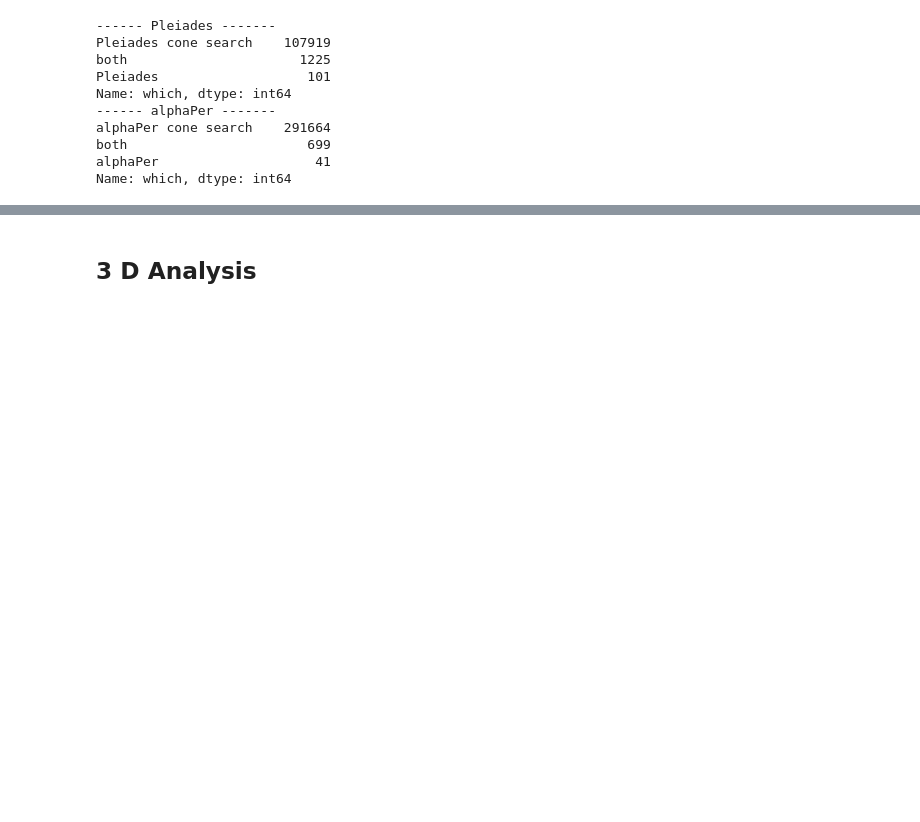
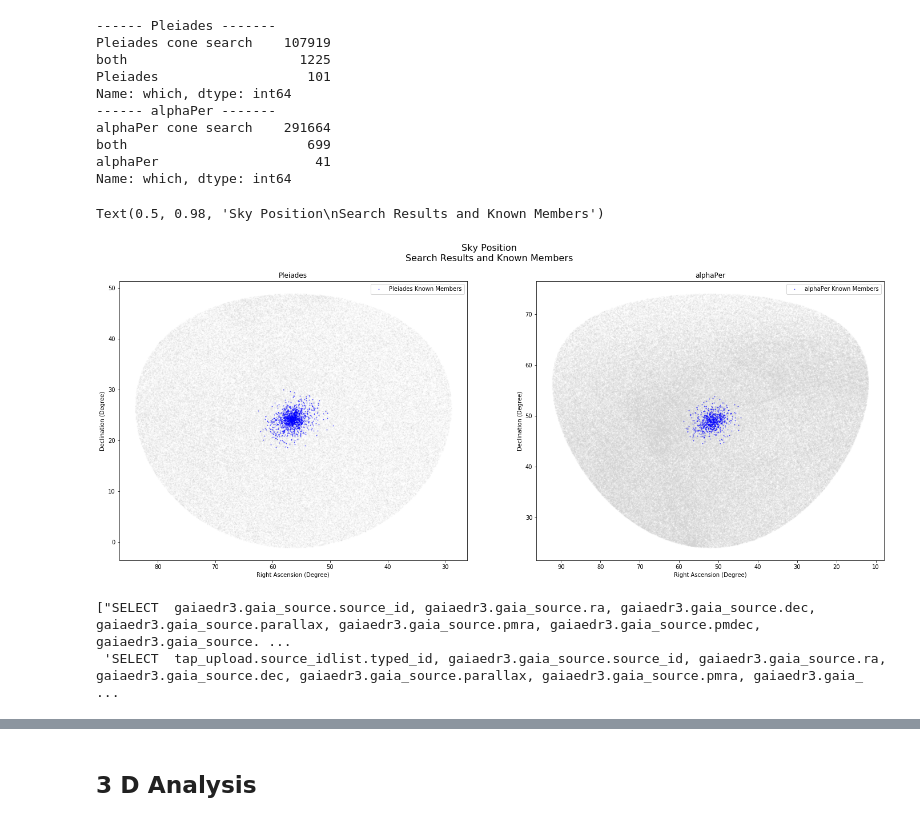
Before and after one commit to kevinmcmanus/runawaysearch, a Jupyter notebook: RunawaySearch.ipynb, the cells around one changed output, grey strips where cells are left out. Cells and saved outputs as stored; diff of their text form; code cells hidden in the pictures; blank space fills up the shorter version.

```diff
--- a/RunawaySearch.ipynb
+++ b/RunawaySearch.ipynb
@@ -90,3 +114,24 @@ alphaPer cone search    291664
 both                       699
 alphaPer                    41
 Name: which, dtype: int64
+# %%
+fig = plt.figure(figsize=(24,9))
+ax = fig.subplots(1,2)
+for i, cl in enumerate(cluster_names):
+    ax[i].scatter(search_results[cl].objs.ra,  search_results[cl].objs.dec, color='lightgrey', alpha=0.1, s=1)
+    ax[i].scatter(cluster_members[cl].objs.ra, cluster_members[cl].objs.dec, color='blue', label=f'{cl} Known Members',alpha=0.5, s=1)
+    ax[i].set_title(cl, size=12)
+    ax[i].set_xlabel('Right Ascension (Degree)')
+    ax[i].set_ylabel('Declination (Degree)')
+    ax[i].legend()
+    ax[i].invert_xaxis()
+
+fig.suptitle("Sky Position\nSearch Results and Known Members", size=16)
+# %% [output]
+Text(0.5, 0.98, 'Sky Position\nSearch Results and Known Members')
+[figure, added]
+# %%
+search_results['alphaPer'].tap_query_string
+# %% [output]
+["SELECT  gaiaedr3.gaia_source.source_id, gaiaedr3.gaia_source.ra, gaiaedr3.gaia_source.dec, gaiaedr3.gaia_source.parallax, gaiaedr3.gaia_source.pmra, gaiaedr3.gaia_source.pmdec, gaiaedr3.gaia_source. ...
+ 'SELECT  tap_upload.source_idlist.typed_id, gaiaedr3.gaia_source.source_id, gaiaedr3.gaia_source.ra, gaiaedr3.gaia_source.dec, gaiaedr3.gaia_source.parallax, gaiaedr3.gaia_source.pmra, gaiaedr3.gaia_ ...
```
Also changed, not shown: parts of 63 cells of this notebook, 22 other files.
